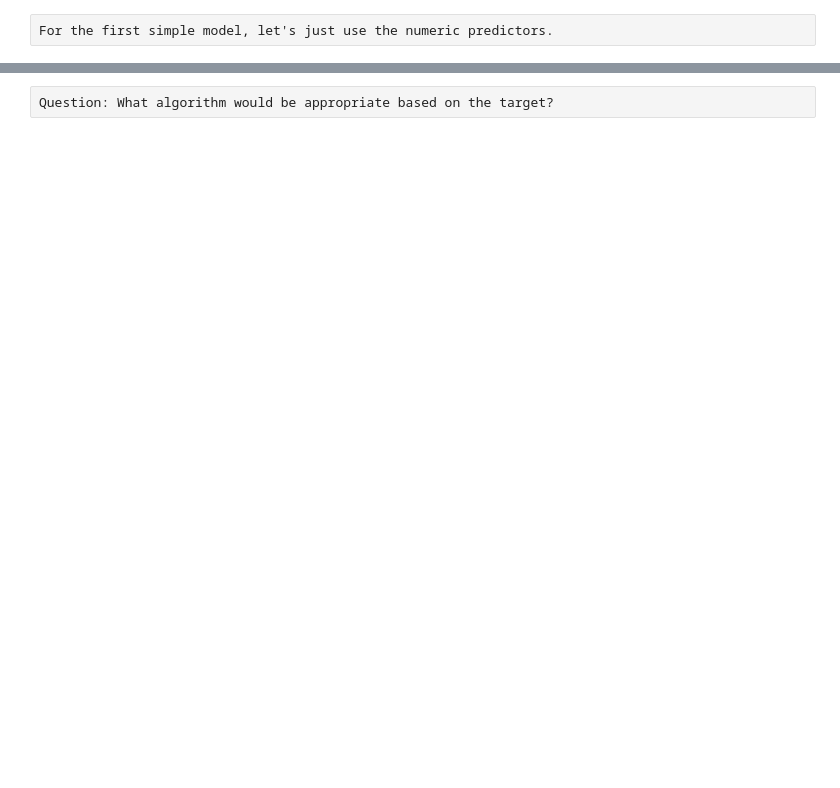
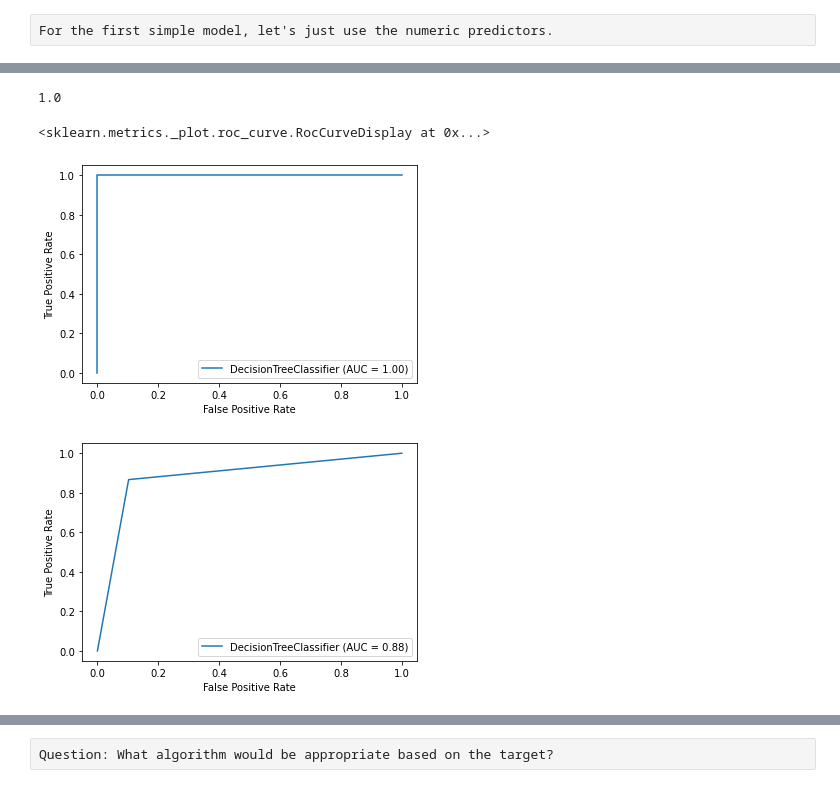
Before and after one commit to learn-co-students/phase_3_review, a Jupyter notebook: index.ipynb, the cells around one changed output, grey strips where cells are left out. Drawn from its saved outputs; the diff is of its cells as text; code cells hidden in the pictures; blank space fills up the shorter version.

```diff
--- a/index.ipynb
+++ b/index.ipynb
@@ -339,0 +465,3 @@ one_random_student(quanggang)
+# %%
+X = penguins.drop('sex', axis = 1)
+y = penguins['sex'].map({'Male': 0, 'Female': 1})
@@ -348,2 +487,5 @@ one_random_student(quanggang)
+# %%
+X_numeric = X[['bill_length_mm', 'bill_depth_mm', 'flipper_length_mm', 'body_mass_g']]
+X_train, X_test, y_train, y_test = train_test_split(X_numeric,y, random_state=42)
 # %%
 # Scale appropriately
@@ -352,2 +492,9 @@ one_random_student(quanggang)
+# %%
+ss = StandardScaler()
+X_train_scaled = pd.DataFrame(ss.fit_transform(X_train), columns=X_train.columns, index=X_train.index)
+X_test_scaled = pd.DataFrame(ss.transform(X_test), columns=X_test.columns, index=X_test.index)
 # %%
 # instantiate appropriate model and fit to appropriate part of data.
+from sklearn import tree
+dt = tree.DecisionTreeClassifier()
+dt.fit(X_train_scaled, y_train)
@@ -363,4 +512,15 @@ one_random_student(quanggang)
 # %%
 # Create and analyze appropriate metrics
+# %%
+roc_auc_score(y_train, y_hat_train)
+# %% [output]
+1.0
+# %%
+plot_roc_curve(dt, X_train_scaled, y_train)
+plot_roc_curve(dt, X_test_scaled, y_test)
+# %% [output]
+<sklearn.metrics._plot.roc_curve.RocCurveDisplay at 0x...>
+[figure, added]
+[figure, added]
 # %%
 one_random_student(quanggang)
```
Also changed, not shown: parts of 58 cells of this notebook.
